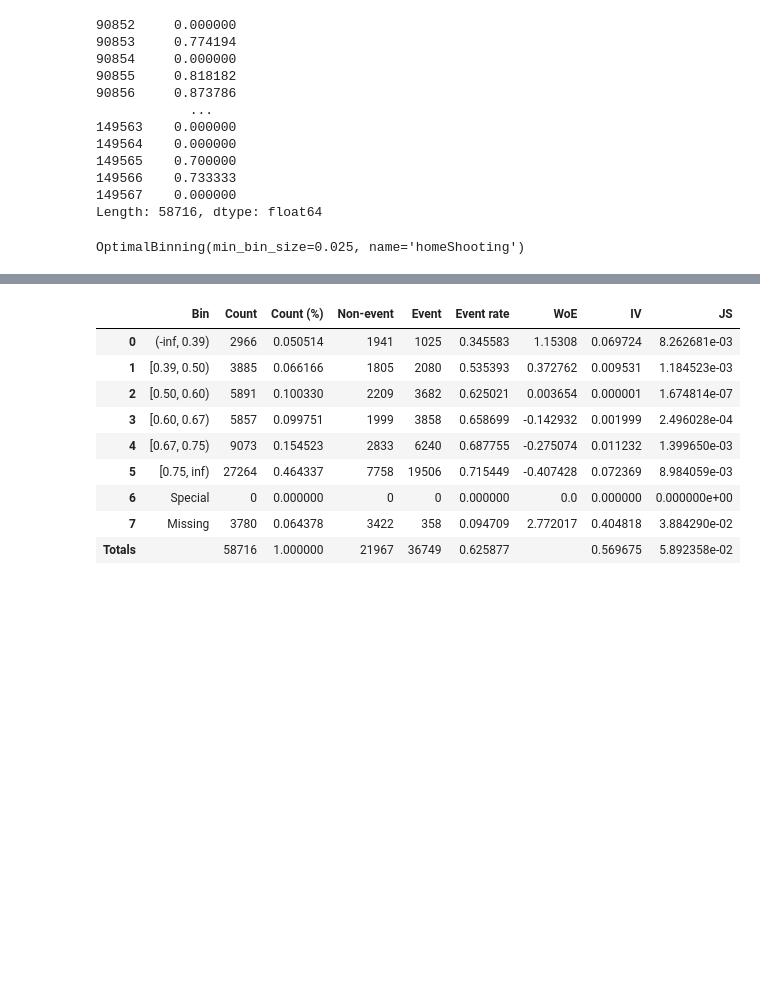
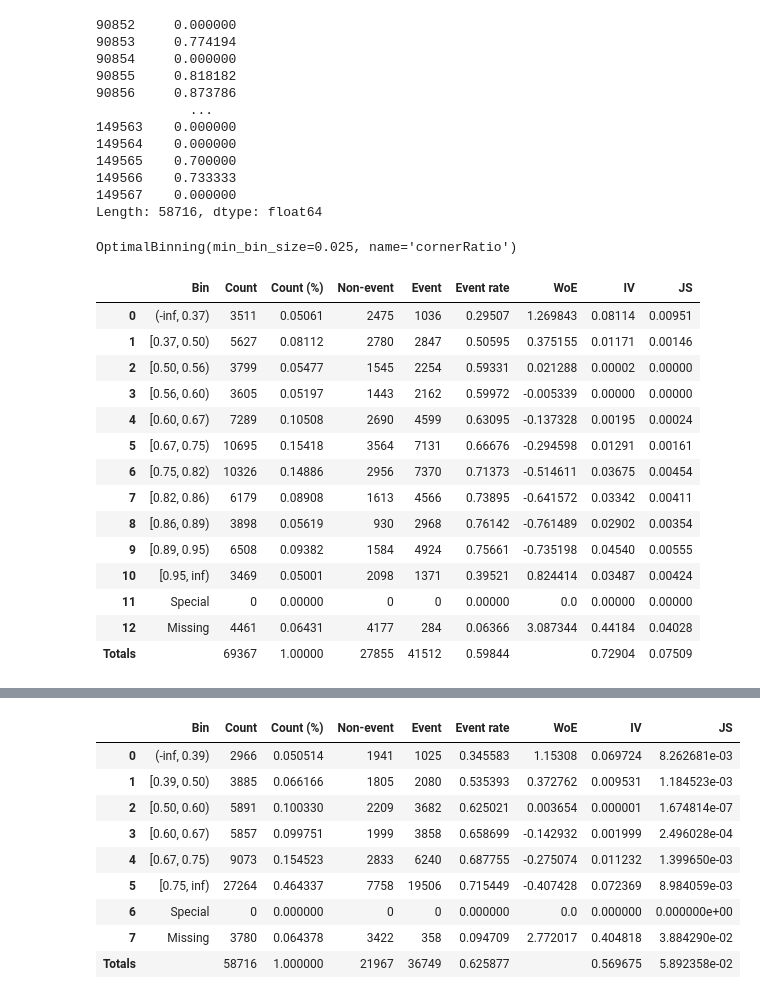
Before and after one commit to eac521/bets, a Jupyter notebook: Notebooks/retro.ipynb, the cells around one changed output, grey strips where cells are left out. Drawn from its saved outputs; the diff is of its cells as text; code cells hidden in the pictures; blank space fills up the shorter version.

```diff
--- a/Notebooks/retro.ipynb
+++ b/Notebooks/retro.ipynb
@@ -286,12 +331,30 @@ Length: 58716, dtype: float64
 # %%
 from optbinning import OptimalBinning
 
-optb = OptimalBinning(name='homeShooting',
+optb = OptimalBinning(name='cornerRatio',
                                    dtype='numerical',
                                   min_bin_size=.025)
 optb.fit(td.loc[X.index]['abv_fgaMv'] / (td.loc[X.index]['abv_fgaMv'] + td.loc[X.index]['crn_fgaMv']), y)
 # %% [output]
-OptimalBinning(min_bin_size=0.025, name='homeShooting')
+OptimalBinning(min_bin_size=0.025, name='cornerRatio')
+# %%
+optb.binning_table.build().round(5)
+# %% [output]
+|  | Bin | Count | Count (%) | Non-event | Event | Event rate | WoE | IV | JS |
+| 0 | (-inf, 0.37) | 3511 | 0.05061 | 2475 | 1036 | 0.29507 | 1.269843 | 0.08114 | 0.00951 |
+| 1 | [0.37, 0.50) | 5627 | 0.08112 | 2780 | 2847 | 0.50595 | 0.375155 | 0.01171 | 0.00146 |
+| 2 | [0.50, 0.56) | 3799 | 0.05477 | 1545 | 2254 | 0.59331 | 0.021288 | 0.00002 | 0.00000 |
+| 3 | [0.56, 0.60) | 3605 | 0.05197 | 1443 | 2162 | 0.59972 | -0.005339 | 0.00000 | 0.00000 |
+| 4 | [0.60, 0.67) | 7289 | 0.10508 | 2690 | 4599 | 0.63095 | -0.137328 | 0.00195 | 0.00024 |
+| 5 | [0.67, 0.75) | 10695 | 0.15418 | 3564 | 7131 | 0.66676 | -0.294598 | 0.01291 | 0.00161 |
+| 6 | [0.75, 0.82) | 10326 | 0.14886 | 2956 | 7370 | 0.71373 | -0.514611 | 0.03675 | 0.00454 |
+| 7 | [0.82, 0.86) | 6179 | 0.08908 | 1613 | 4566 | 0.73895 | -0.641572 | 0.03342 | 0.00411 |
+| 8 | [0.86, 0.89) | 3898 | 0.05619 | 930 | 2968 | 0.76142 | -0.761489 | 0.02902 | 0.00354 |
+| 9 | [0.89, 0.95) | 6508 | 0.09382 | 1584 | 4924 | 0.75661 | -0.735198 | 0.04540 | 0.00555 |
+| 10 | [0.95, inf) | 3469 | 0.05001 | 2098 | 1371 | 0.39521 | 0.824414 | 0.03487 | 0.00424 |
+| 11 | Special | 0 | 0.00000 | 0 | 0 | 0.00000 | 0.0 | 0.00000 | 0.00000 |
+| 12 | Missing | 4461 | 0.06431 | 4177 | 284 | 0.06366 | 3.087344 | 0.44184 | 0.04028 |
+| Totals |  | 69367 | 1.00000 | 27855 | 41512 | 0.59844 |  | 0.72904 | 0.07509 |
 # %%
 optb.binning_table.build()
 # %% [output]
```
Also changed, not shown: parts of 39 cells of this notebook, 42 other files.
